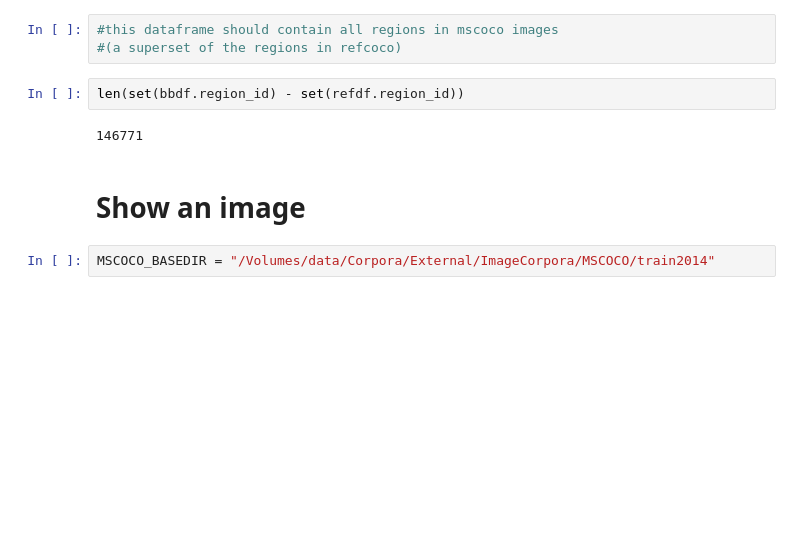
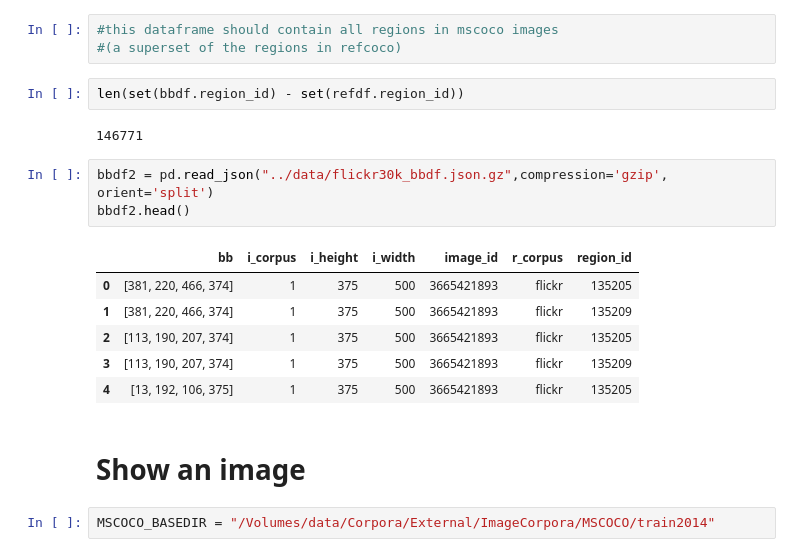
Before and after one commit to sinazarriess/many_names_collection, a Jupyter notebook: utils/loading.ipynb, the cells around one changed output. Drawn from its saved outputs; the diff is of its cells as text; blank space fills up the shorter version.

```diff
--- a/utils/loading.ipynb
+++ b/utils/loading.ipynb
@@ -45,6 +188,16 @@ len(bbdf)
 len(set(bbdf.region_id) - set(refdf.region_id))
 # %% [output]
 146771
+# %%
+bbdf2 = pd.read_json("../data/flickr30k_bbdf.json.gz",compression='gzip', orient='split')
+bbdf2.head()
+# %% [output]
+|  | bb | i_corpus | i_height | i_width | image_id | r_corpus | region_id |
+| 0 | [381, 220, 466, 374] | 1 | 375 | 500 | 3665421893 | flickr | 135205 |
+| 1 | [381, 220, 466, 374] | 1 | 375 | 500 | 3665421893 | flickr | 135209 |
+| 2 | [113, 190, 207, 374] | 1 | 375 | 500 | 3665421893 | flickr | 135205 |
+| 3 | [113, 190, 207, 374] | 1 | 375 | 500 | 3665421893 | flickr | 135209 |
+| 4 | [13, 192, 106, 375] | 1 | 375 | 500 | 3665421893 | flickr | 135205 |
 # %% [markdown]
 # Show an image
 # %%
```
Also changed, not shown: parts of 17 cells of this notebook, 10 other files.
